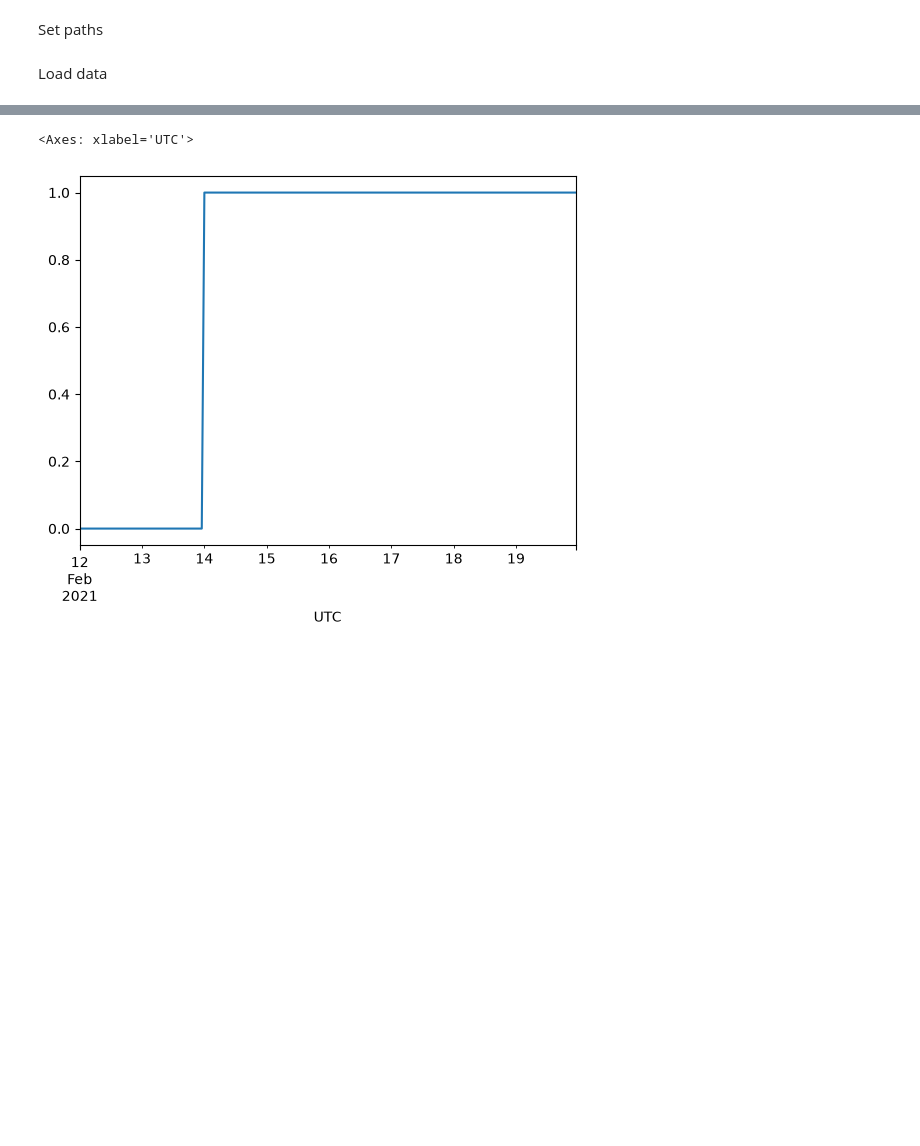
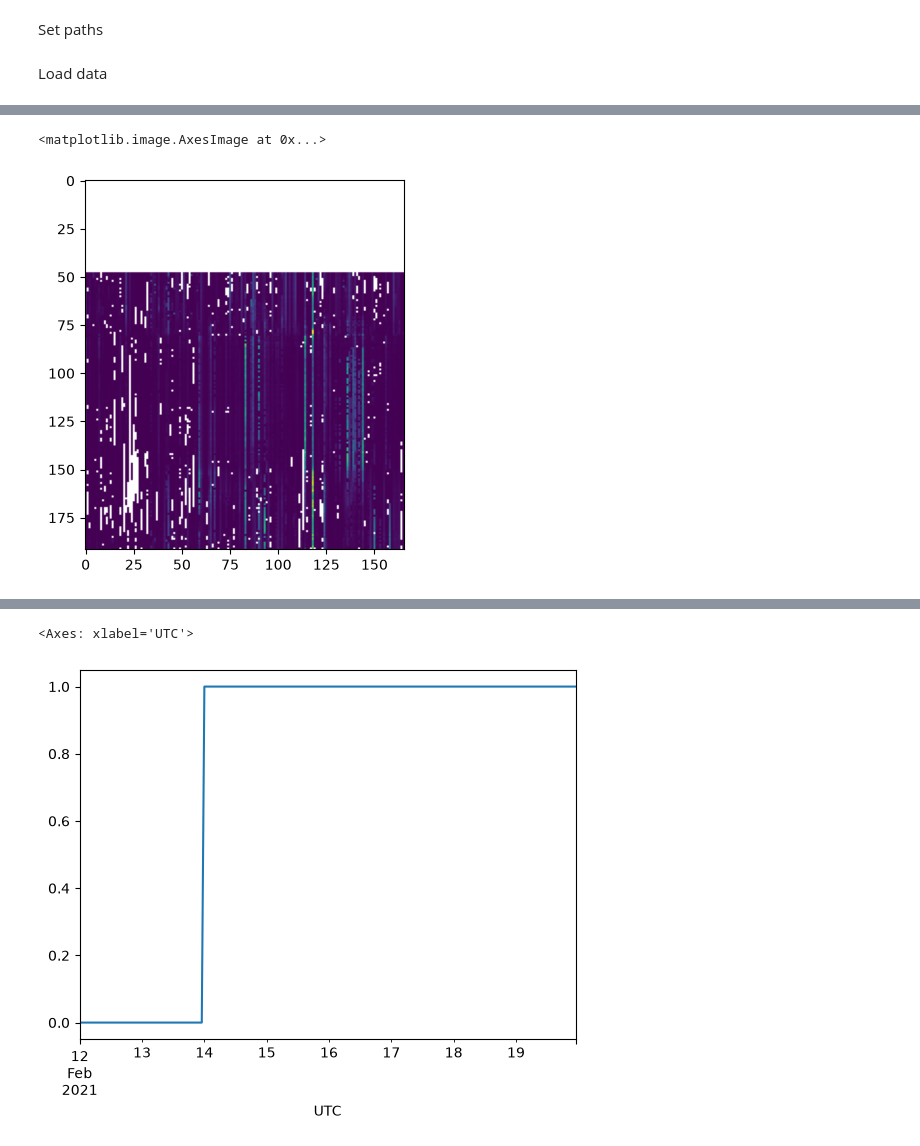
Before and after one commit to samgdotson/energy-lab, a Jupyter notebook: 2021-TX-Power-Outage/notebooks/code-replicate.ipynb, the cells around one changed output, grey strips where cells are left out. Drawn from its saved outputs; the diff is of its cells as text; code cells hidden in the pictures; blank space fills up the shorter version.

```diff
--- a/2021-TX-Power-Outage/notebooks/code-replicate.ipynb
+++ b/2021-TX-Power-Outage/notebooks/code-replicate.ipynb
@@ -105,0 +122,5 @@ cty_out_dist_df.shape
+# %%
+plt.imshow(cty_out_dist_df.loc[:, outage_ctys].replace(0, np.nan))
+# %% [output]
+<matplotlib.image.AxesImage at 0x...>
+[figure, added]
```
Also changed, not shown: parts of 12 cells of this notebook.
